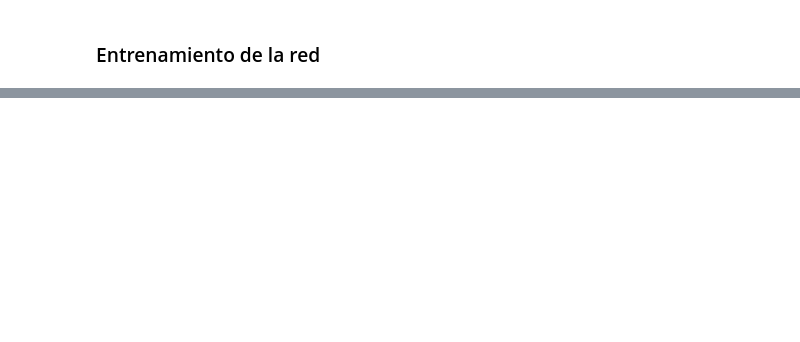
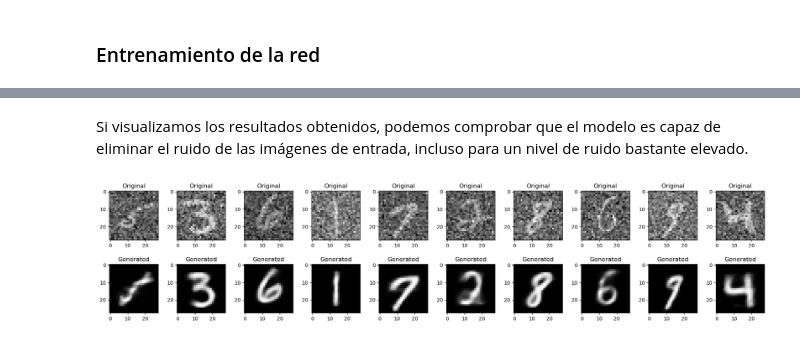
Before and after one commit to ricardocardn/NeuralNetworkImplementation, a Jupyter notebook: tests.ipynb, the cells around one changed output, grey strips where cells are left out. Drawn from its saved outputs; the diff is of its cells as text; code cells hidden in the pictures; blank space fills up the shorter version.

```diff
--- a/tests.ipynb
+++ b/tests.ipynb
@@ -260,0 +327,18 @@ print_images(11, 10)
+# %%
+NoiseRedAutoencoder = NeuralNetwork()
+NoiseRedAutoencoder.set(SequentialLayer(784, 128, activation=activation_functions.sigmoid,
+                                activation_derivate=activation_functions.sigmoid_derivate))
+NoiseRedAutoencoder.set(SequentialLayer(128, 9, activation=activation_functions.sigmoid,
+                                activation_derivate=activation_functions.sigmoid_derivate))
+NoiseRedAutoencoder.set(SequentialLayer(9, 128, activation=activation_functions.sigmoid,
+                                activation_derivate=activation_functions.sigmoid_derivate))
+NoiseRedAutoencoder.set(SequentialLayer(128, 784, activation=activation_functions.sigmoid,
+                                activation_derivate=activation_functions.mse_derivate))
+# %%
+(x_train, y_train), (x_test, y_test) = mnist.load_data()
+
+x_train = x_train[:30000].reshape((-1, 28*28))
+x_train = x_train.astype('float64')/255
+
+x_test = x_test.reshape((-1, 28*28))
+x_test = x_test.astype('float64')/255
@@ -260,0 +347,2 @@ print_images(11, 10)
+# %%
+noised_x_train = gaussian_noise(x_train, std=0.4)
@@ -260,0 +369,6 @@ print_images(11, 10)
+# %% [markdown]
+Si visualizamos los resultados obtenidos, podemos comprobar que el modelo es capaz de eliminar el ruido de las imágenes de entrada, incluso para un nivel de ruido bastante elevado.
+# %%
+print_images(11, 10, noised_x_train, NoiseRedAutoencoder, save=True, name='results/NoiseRedAutoencoder0.4std')
+# %% [output]
+[figure, added]
```
Also changed, not shown: parts of 39 cells of this notebook, 51 other files.
